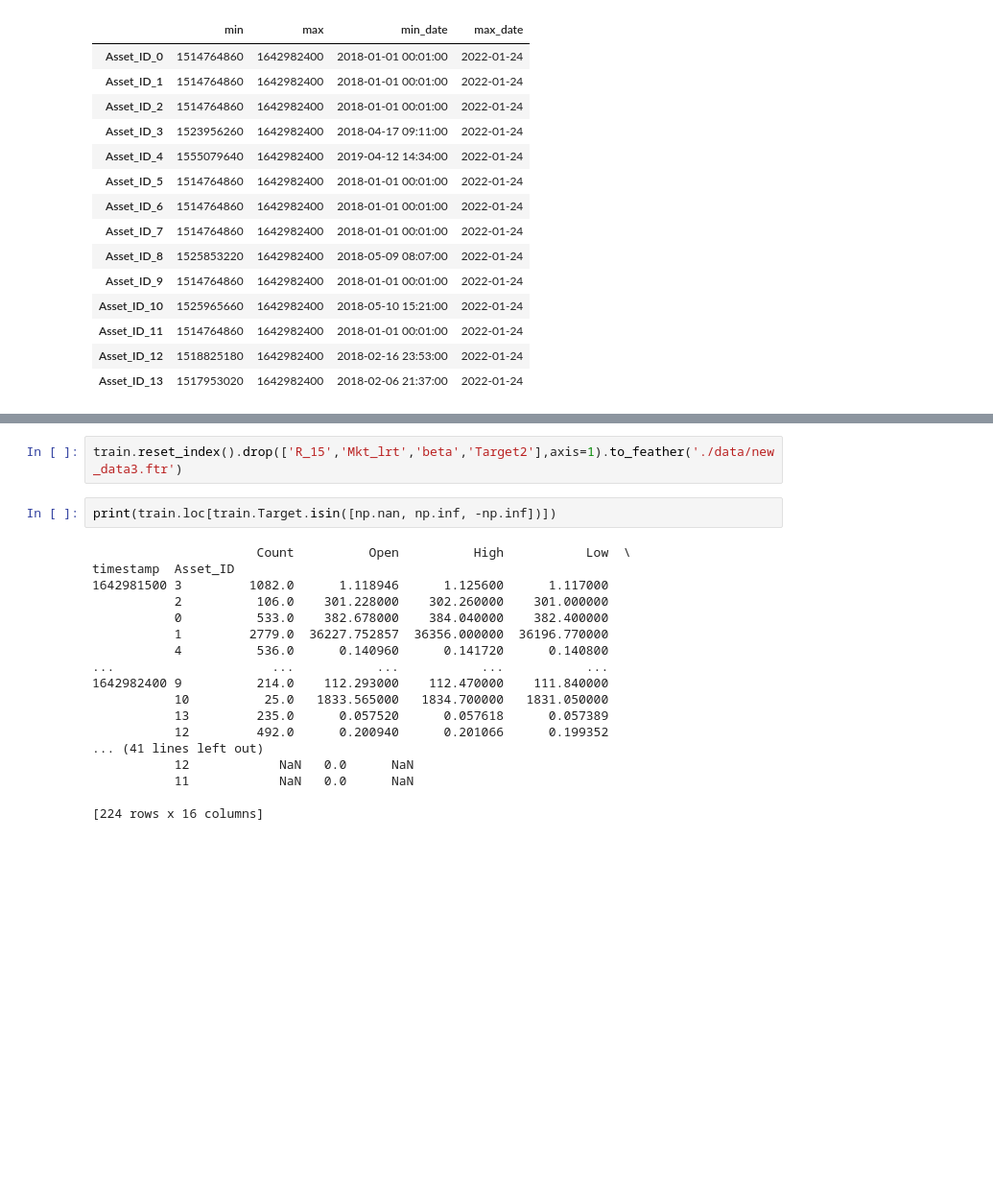
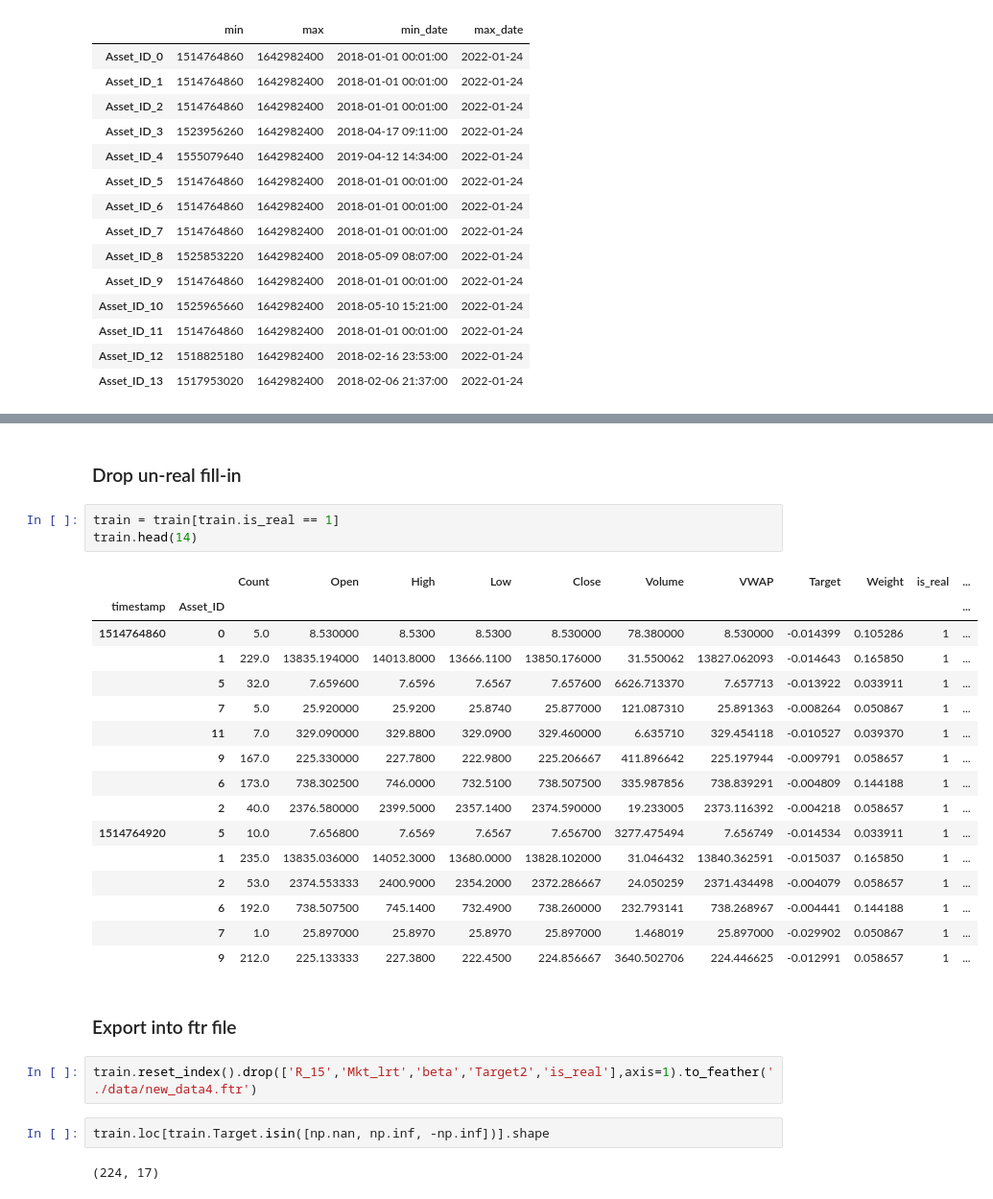
Before and after one commit to 123mitnik/Crypto_Forecasting_kaggle, a Jupyter notebook: new_data.ipynb, the cells around one changed output, grey strips where cells are left out. Shown at 96% size. Saved outputs shown, nothing was run; the diff lists cells and outputs as text; blank space fills up the shorter version.

Commit message:
new data updates

```diff
--- a/new_data.ipynb
+++ b/new_data.ipynb
@@ -172,22 +253,30 @@ train
+# %% [markdown]
+### Drop un-real fill-in
+# %%
+train = train[train.is_real == 1]
+train.head(14)
+# %% [output]
+|  |  | Count | Open | High | Low | Close | Volume | VWAP | Target | Weight | is_real | ... |
+| timestamp | Asset_ID |  |  |  |  |  |  |  |  |  |  | ... |
+| 1514764860 | 0 | 5.0 | 8.530000 | 8.5300 | 8.5300 | 8.530000 | 78.380000 | 8.530000 | -0.014399 | 0.105286 | 1 | ... |
+|  | 1 | 229.0 | 13835.194000 | 14013.8000 | 13666.1100 | 13850.176000 | 31.550062 | 13827.062093 | -0.014643 | 0.165850 | 1 | ... |
+|  | 5 | 32.0 | 7.659600 | 7.6596 | 7.6567 | 7.657600 | 6626.713370 | 7.657713 | -0.013922 | 0.033911 | 1 | ... |
+|  | 7 | 5.0 | 25.920000 | 25.9200 | 25.8740 | 25.877000 | 121.087310 | 25.891363 | -0.008264 | 0.050867 | 1 | ... |
+|  | 11 | 7.0 | 329.090000 | 329.8800 | 329.0900 | 329.460000 | 6.635710 | 329.454118 | -0.010527 | 0.039370 | 1 | ... |
+|  | 9 | 167.0 | 225.330000 | 227.7800 | 222.9800 | 225.206667 | 411.896642 | 225.197944 | -0.009791 | 0.058657 | 1 | ... |
+|  | 6 | 173.0 | 738.302500 | 746.0000 | 732.5100 | 738.507500 | 335.987856 | 738.839291 | -0.004809 | 0.144188 | 1 | ... |
+|  | 2 | 40.0 | 2376.580000 | 2399.5000 | 2357.1400 | 2374.590000 | 19.233005 | 2373.116392 | -0.004218 | 0.058657 | 1 | ... |
+| 1514764920 | 5 | 10.0 | 7.656800 | 7.6569 | 7.6567 | 7.656700 | 3277.475494 | 7.656749 | -0.014534 | 0.033911 | 1 | ... |
+|  | 1 | 235.0 | 13835.036000 | 14052.3000 | 13680.0000 | 13828.102000 | 31.046432 | 13840.362591 | -0.015037 | 0.165850 | 1 | ... |
+|  | 2 | 53.0 | 2374.553333 | 2400.9000 | 2354.2000 | 2372.286667 | 24.050259 | 2371.434498 | -0.004079 | 0.058657 | 1 | ... |
+|  | 6 | 192.0 | 738.507500 | 745.1400 | 732.4900 | 738.260000 | 232.793141 | 738.268967 | -0.004441 | 0.144188 | 1 | ... |
+|  | 7 | 1.0 | 25.897000 | 25.8970 | 25.8970 | 25.897000 | 1.468019 | 25.897000 | -0.029902 | 0.050867 | 1 | ... |
+|  | 9 | 212.0 | 225.133333 | 227.3800 | 222.4500 | 224.856667 | 3640.502706 | 224.446625 | -0.012991 | 0.058657 | 1 | ... |
+# %% [markdown]
+### Export into ftr file
 # %%
-train.reset_index().drop(['R_15','Mkt_lrt','beta','Target2'],axis=1).to_feather('./data/new_data3.ftr')
+train.reset_index().drop(['R_15','Mkt_lrt','beta','Target2','is_real'],axis=1).to_feather('./data/new_data4.ftr')
 # %%
-print(train.loc[train.Target.isin([np.nan, np.inf, -np.inf])])
+train.loc[train.Target.isin([np.nan, np.inf, -np.inf])].shape
 # %% [output]
-                      Count          Open          High           Low  \
-timestamp  Asset_ID
-1642981500 3         1082.0      1.118946      1.125600      1.117000
-           2          106.0    301.228000    302.260000    301.000000
-           0          533.0    382.678000    384.040000    382.400000
-           1         2779.0  36227.752857  36356.000000  36196.770000
-           4          536.0      0.140960      0.141720      0.140800
-...                     ...           ...           ...           ...
-1642982400 9          214.0    112.293000    112.470000    111.840000
-           10          25.0   1833.565000   1834.700000   1831.050000
-           13         235.0      0.057520      0.057618      0.057389
-           12         492.0      0.200940      0.201066      0.199352
-... (41 lines left out)
-           12            NaN   0.0      NaN
-           11            NaN   0.0      NaN
-
-[224 rows x 16 columns]
+(224, 17)
```
Also changed, not shown: parts of 17 cells of this notebook, 4 other files.
